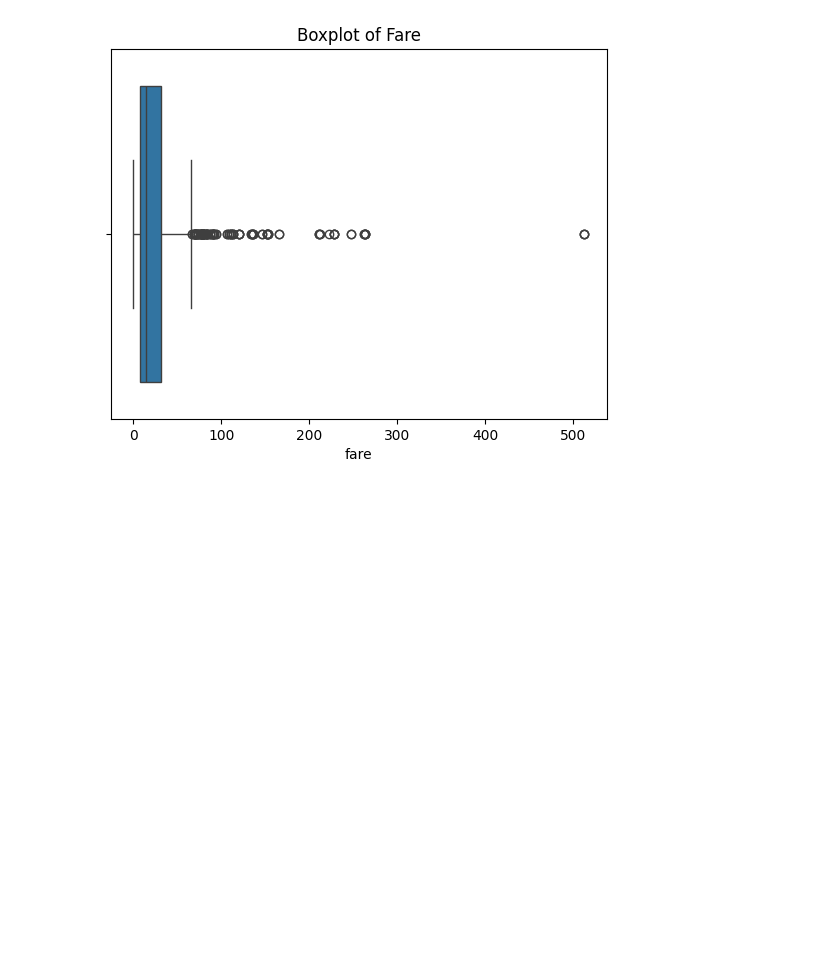
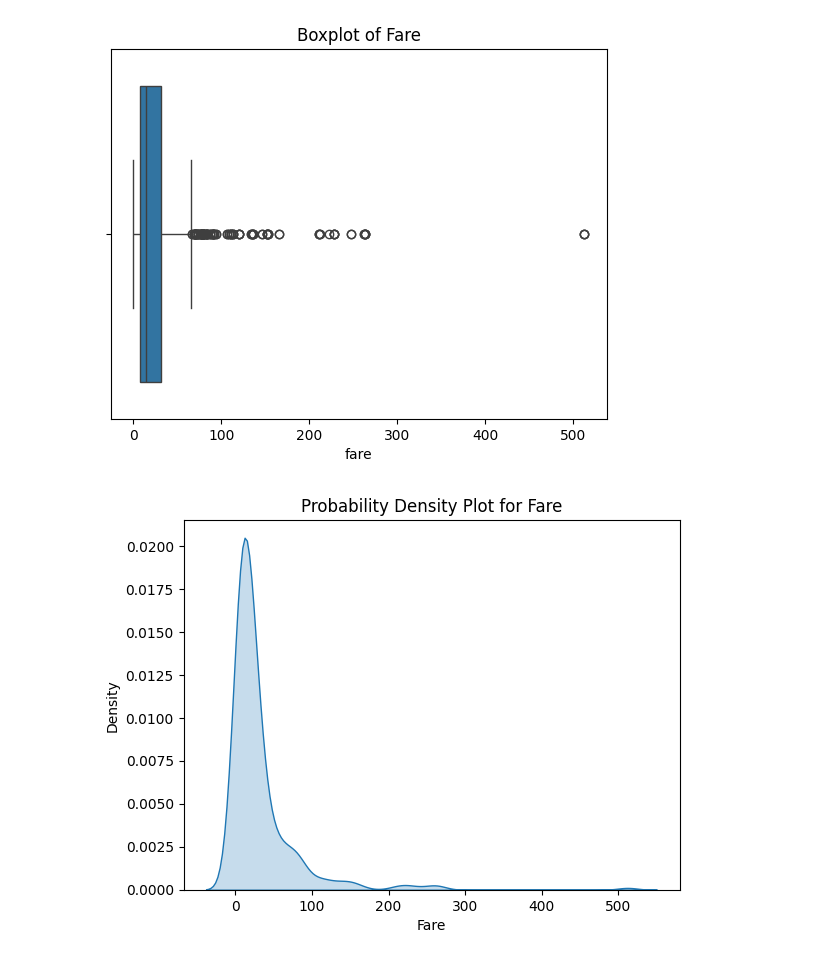
Before and after one commit to israr-ax/AI-Python, a Jupyter notebook: foundations/Titanic.ipynb, the cells around one changed output. Saved outputs shown, nothing was run; the diff lists cells and outputs as text; code cells hidden in the pictures; blank space fills up the shorter version.

```diff
--- a/foundations/Titanic.ipynb
+++ b/foundations/Titanic.ipynb
@@ -237,3 +237,12 @@ for col in numerical_cols:
 # %% [output]
 [figure]
 [figure]
+# %%
+# Plot the probability density plot (PDF) for fare
+sns.kdeplot(df_clean['fare'].dropna(), fill=True)
+plt.title("Probability Density Plot for Fare")
+plt.xlabel("Fare")
+plt.ylabel("Density")
+plt.show()
+# %% [output]
+[figure, added]
```
Also changed, not shown: parts of 1 cell of this notebook.
